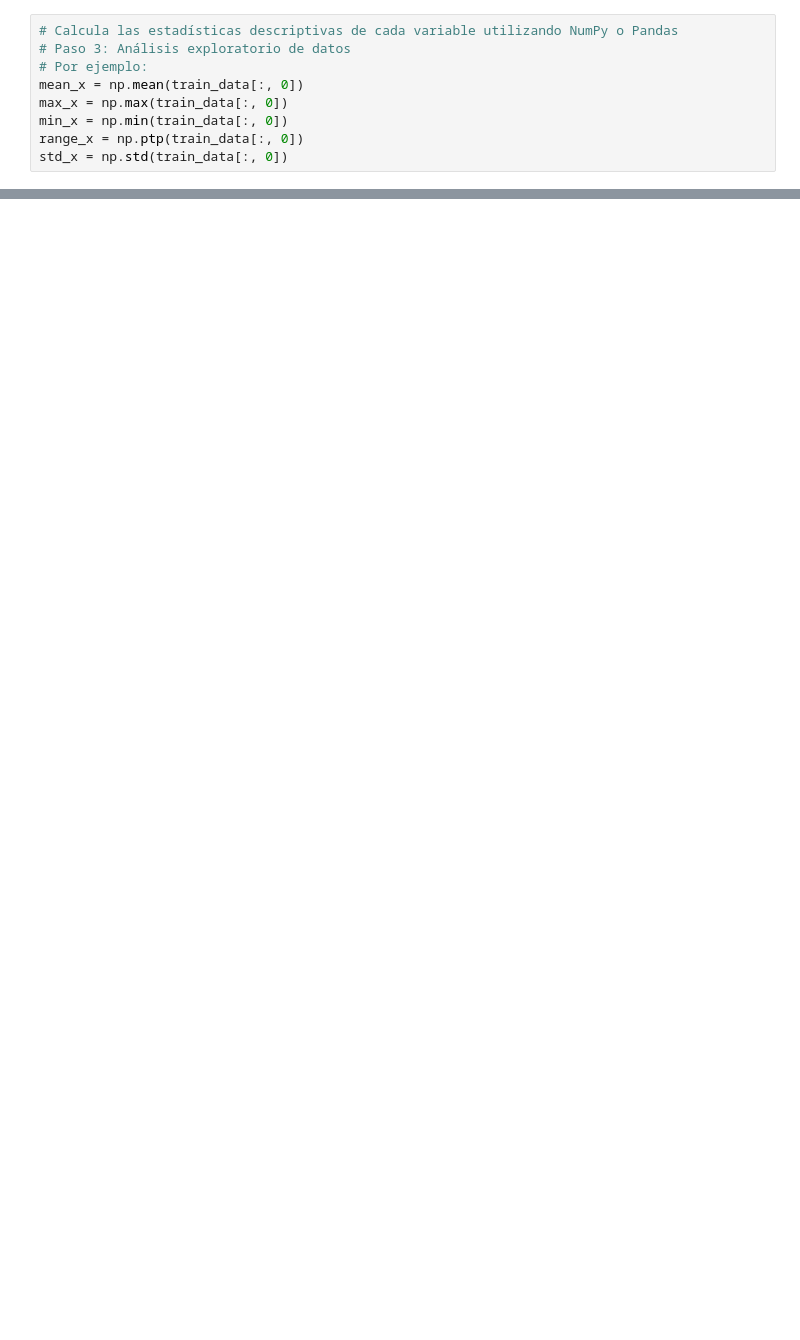
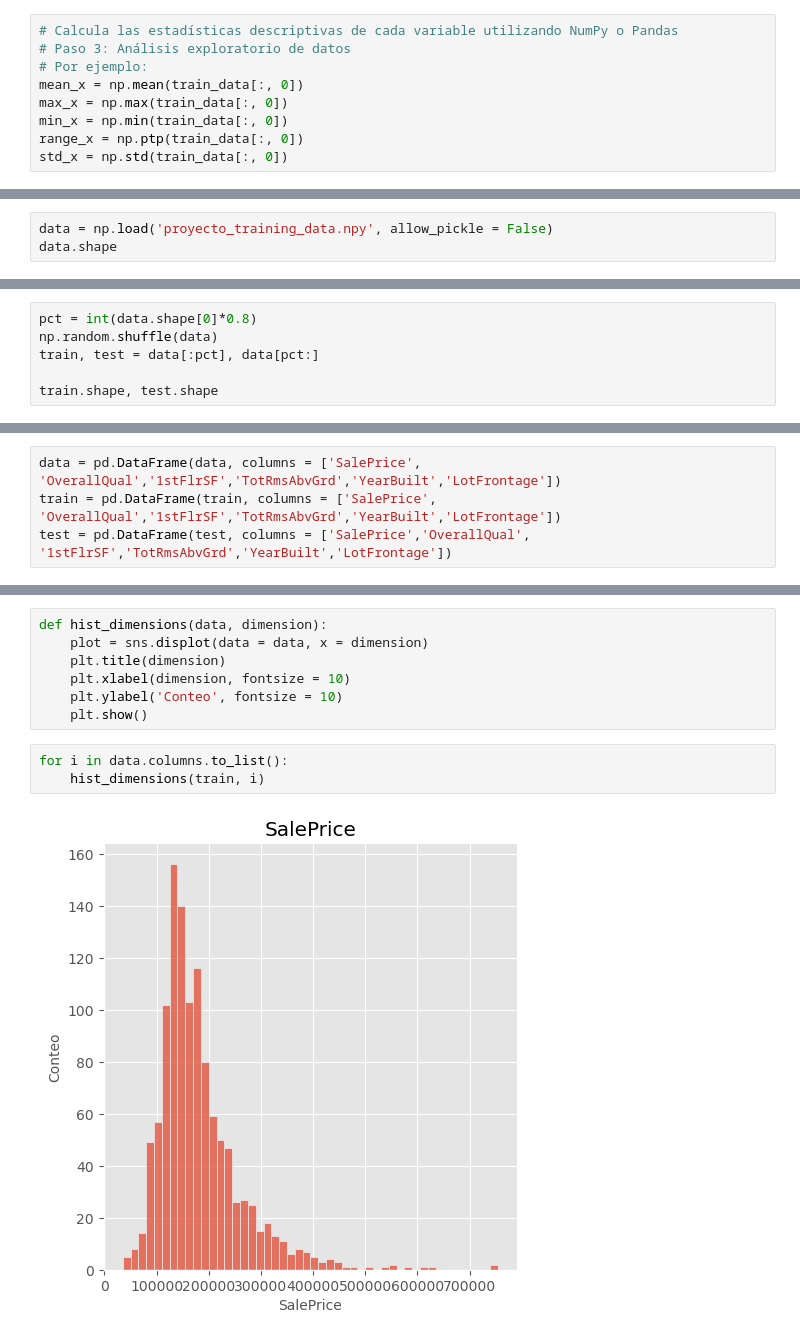
Before and after one commit to MarioEs92/Galileo-Proyecto, a Jupyter notebook: ProyectoNo1_MarioAlvarado.ipynb, the cells around one changed output, grey strips where cells are left out. Drawn from its saved outputs; the diff is of its cells as text; blank space fills up the shorter version.

```diff
--- a/ProyectoNo1_MarioAlvarado.ipynb
+++ b/ProyectoNo1_MarioAlvarado.ipynb
@@ -129,0 +217,3 @@ plt.show()
+# %%
+data = np.load('proyecto_training_data.npy', allow_pickle = False)
+data.shape
@@ -129,0 +222,6 @@ plt.show()
+# %%
+pct = int(data.shape[0]*0.8)
+np.random.shuffle(data)
+train, test = data[:pct], data[pct:]
+
+train.shape, test.shape
@@ -129,0 +230,4 @@ plt.show()
+# %%
+data = pd.DataFrame(data, columns = ['SalePrice', 'OverallQual','1stFlrSF','TotRmsAbvGrd','YearBuilt','LotFrontage'])
+train = pd.DataFrame(train, columns = ['SalePrice', 'OverallQual','1stFlrSF','TotRmsAbvGrd','YearBuilt','LotFrontage'])
+test = pd.DataFrame(test, columns = ['SalePrice','OverallQual', '1stFlrSF','TotRmsAbvGrd','YearBuilt','LotFrontage'])
@@ -129,0 +241,12 @@ plt.show()
+# %%
+def hist_dimensions(data, dimension):
+    plot = sns.displot(data = data, x = dimension)
+    plt.title(dimension)
+    plt.xlabel(dimension, fontsize = 10)
+    plt.ylabel('Conteo', fontsize = 10)
+    plt.show()
+# %%
+for i in data.columns.to_list():
+    hist_dimensions(train, i)
+# %% [output]
+[figure, added]
```
Also changed, not shown: parts of 36 cells of this notebook.
